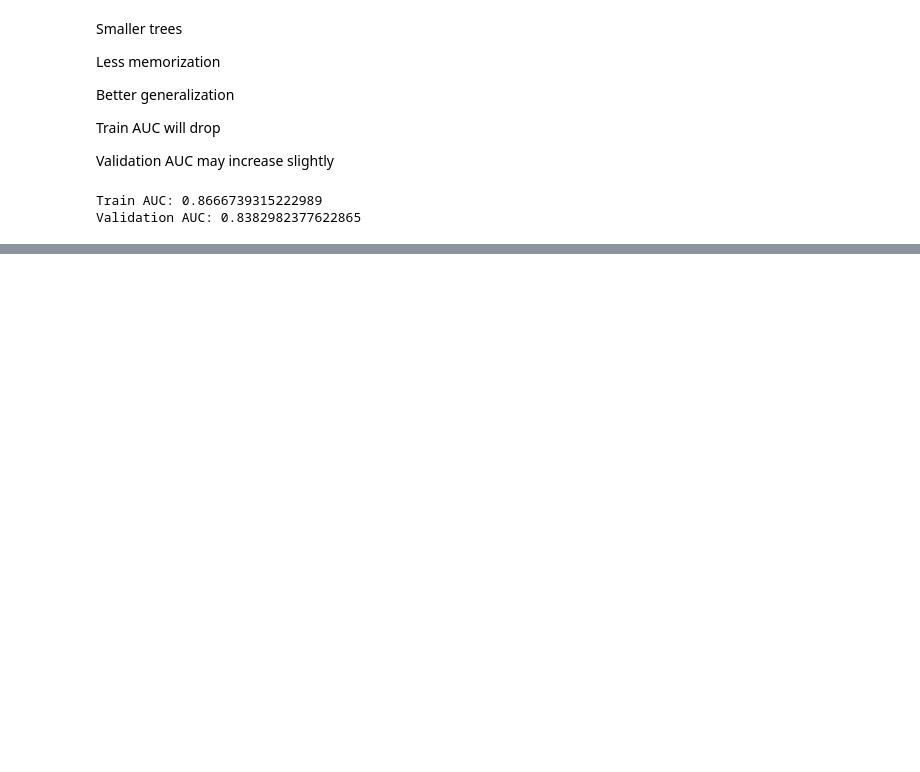
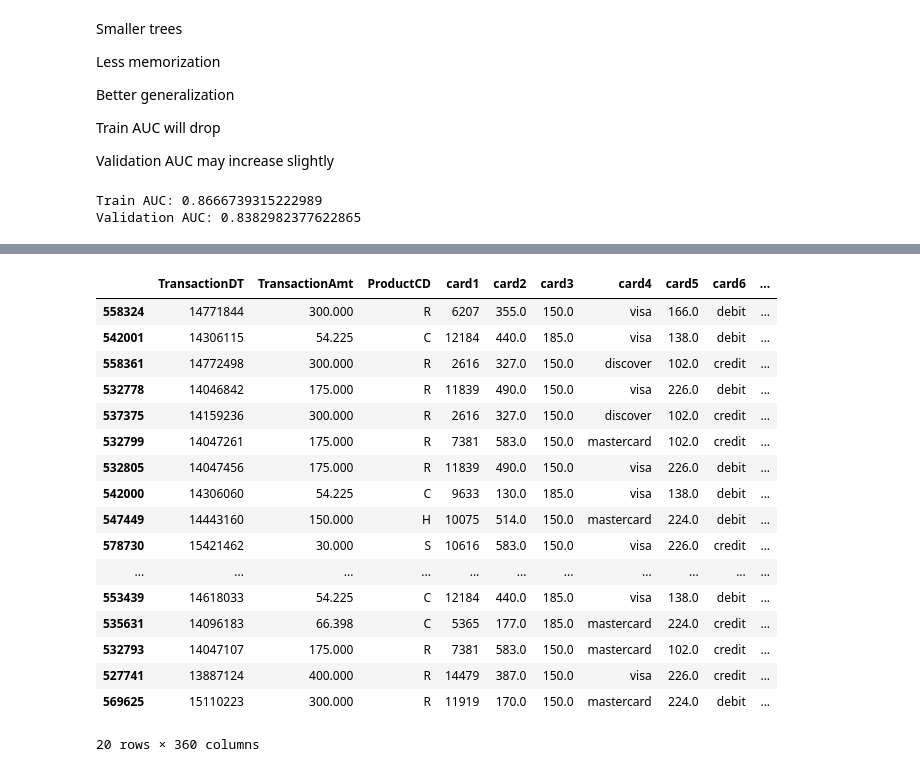
Before and after one commit to rahulkhawashi/IEEE-CIS-Fraud-Detection, a Jupyter notebook: ieee_cis_fraud_detection.ipynb, the cells around one changed output, grey strips where cells are left out. Cells and saved outputs as stored; diff of their text form; code cells hidden in the pictures; blank space fills up the shorter version.

```diff
--- a/ieee_cis_fraud_detection.ipynb
+++ b/ieee_cis_fraud_detection.ipynb
@@ -838,0 +922,26 @@ Validation AUC: 0.8377731702636504
+# %%
+# error analysis
+val_results = X_val.copy()
+val_results["Actual"] = y_val
+val_results["Pred"] = y_pred
+
+val_results.sort_values("Pred", ascending=False).head(20)
+# %% [output]
+|  | TransactionDT | TransactionAmt | ProductCD | card1 | card2 | card3 | card4 | card5 | card6 | ... |
+| 558324 | 14771844 | 300.000 | R | 6207 | 355.0 | 150.0 | visa | 166.0 | debit | ... |
+| 542001 | 14306115 | 54.225 | C | 12184 | 440.0 | 185.0 | visa | 138.0 | debit | ... |
+| 558361 | 14772498 | 300.000 | R | 2616 | 327.0 | 150.0 | discover | 102.0 | credit | ... |
+| 532778 | 14046842 | 175.000 | R | 11839 | 490.0 | 150.0 | visa | 226.0 | debit | ... |
+| 537375 | 14159236 | 300.000 | R | 2616 | 327.0 | 150.0 | discover | 102.0 | credit | ... |
+| 532799 | 14047261 | 175.000 | R | 7381 | 583.0 | 150.0 | mastercard | 102.0 | credit | ... |
+| 532805 | 14047456 | 175.000 | R | 11839 | 490.0 | 150.0 | visa | 226.0 | debit | ... |
+| 542000 | 14306060 | 54.225 | C | 9633 | 130.0 | 185.0 | visa | 138.0 | debit | ... |
+| 547449 | 14443160 | 150.000 | H | 10075 | 514.0 | 150.0 | mastercard | 224.0 | debit | ... |
+| 578730 | 15421462 | 30.000 | S | 10616 | 583.0 | 150.0 | visa | 226.0 | credit | ... |
+| ... | ... | ... | ... | ... | ... | ... | ... | ... | ... | ... |
+| 553439 | 14618033 | 54.225 | C | 12184 | 440.0 | 185.0 | visa | 138.0 | debit | ... |
+| 535631 | 14096183 | 66.398 | C | 5365 | 177.0 | 185.0 | mastercard | 224.0 | credit | ... |
+| 532793 | 14047107 | 175.000 | R | 7381 | 583.0 | 150.0 | mastercard | 102.0 | credit | ... |
+| 527741 | 13887124 | 400.000 | R | 14479 | 387.0 | 150.0 | visa | 226.0 | credit | ... |
+| 569625 | 15110223 | 300.000 | R | 11919 | 170.0 | 150.0 | mastercard | 224.0 | debit | ... |
+20 rows × 360 columns
```
Also changed, not shown: parts of 11 cells of this notebook.
